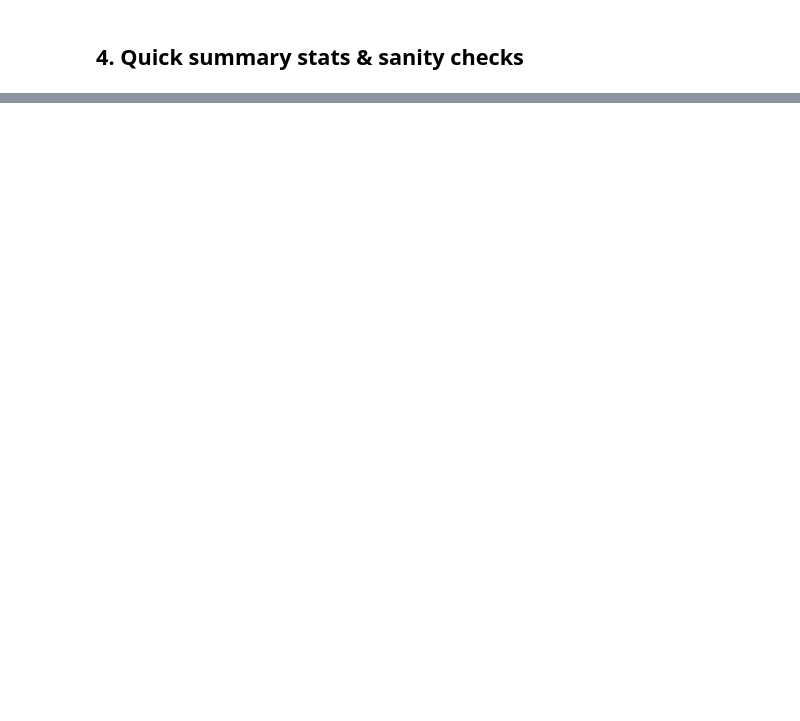
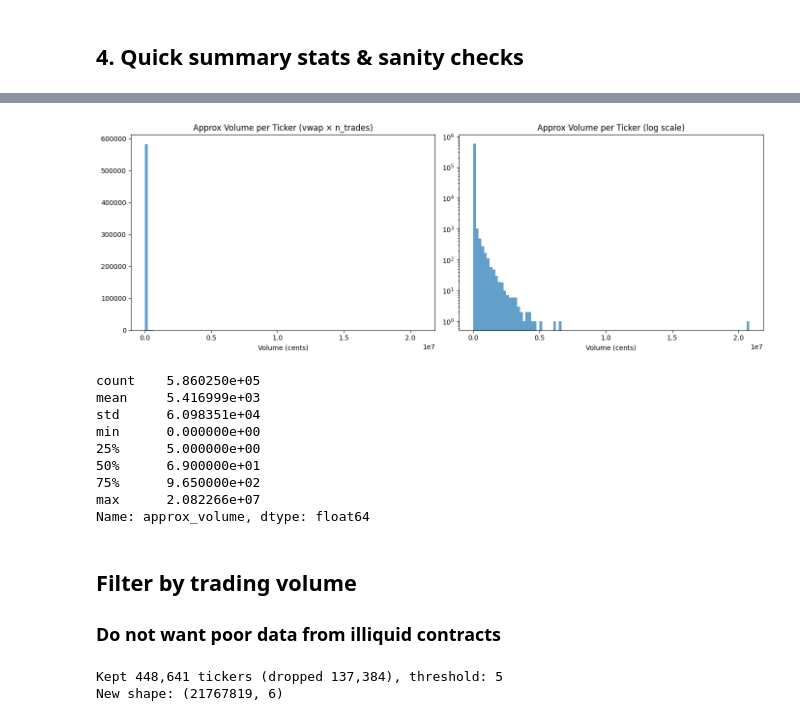
Before and after one commit to abprada/Kalshi-Project, a Jupyter notebook: notebooks/data.ipynb, the cells around one changed output, grey strips where cells are left out. Cells and saved outputs as stored; diff of their text form; code cells hidden in the pictures; blank space fills up the shorter version.

```diff
--- a/notebooks/data.ipynb
+++ b/notebooks/data.ipynb
@@ -149,0 +391,42 @@ print(f"                  no_bid: {mkt['no_bid']}, no_ask: {mkt['no_ask']}, no_s
+# %%
+vol_per_ticker = df.groupby("ticker")["approx_volume"].sum()
+
+fig, axes = plt.subplots(1, 2, figsize=(14, 5))
+
+axes[0].hist(vol_per_ticker, bins=100, edgecolor="none", alpha=0.7)
+axes[0].set_title("Approx Volume per Ticker (vwap × n_trades)")
+axes[0].set_xlabel("Volume (cents)")
+
+axes[1].hist(vol_per_ticker, bins=100, edgecolor="none", alpha=0.7, log=True)
+axes[1].set_title("Approx Volume per Ticker (log scale)")
+axes[1].set_xlabel("Volume (cents)")
+
+plt.tight_layout()
+plt.show()
+
+print(vol_per_ticker.describe())
+# %% [output]
+[figure, added]
+count    5.860250e+05
+mean     5.416999e+03
+std      6.098351e+04
+min      0.000000e+00
+25%      5.000000e+00
+50%      6.900000e+01
+75%      9.650000e+02
+max      2.082266e+07
+Name: approx_volume, dtype: float64
+# %% [markdown]
+## Filter by trading volume
+### Do not want poor data from illiquid contracts
+# %%
+# Filter out bottom 25% by approx volume
+vol_per_ticker = df.groupby("ticker")["approx_volume"].sum()
+threshold = vol_per_ticker.quantile(0.25)
+keep_tickers = vol_per_ticker[vol_per_ticker >= threshold].index
+df = df[df["ticker"].isin(keep_tickers)].reset_index(drop=True)
+print(f"Kept {len(keep_tickers):,} tickers (dropped {(vol_per_ticker < threshold).sum():,}), threshold: {threshold:.0f}")
+print(f"New shape: {df.shape}")
+# %% [output]
+Kept 448,641 tickers (dropped 137,384), threshold: 5
+New shape: (21767819, 6)
```
Also changed, not shown: parts of 23 cells of this notebook, 1 other file.
